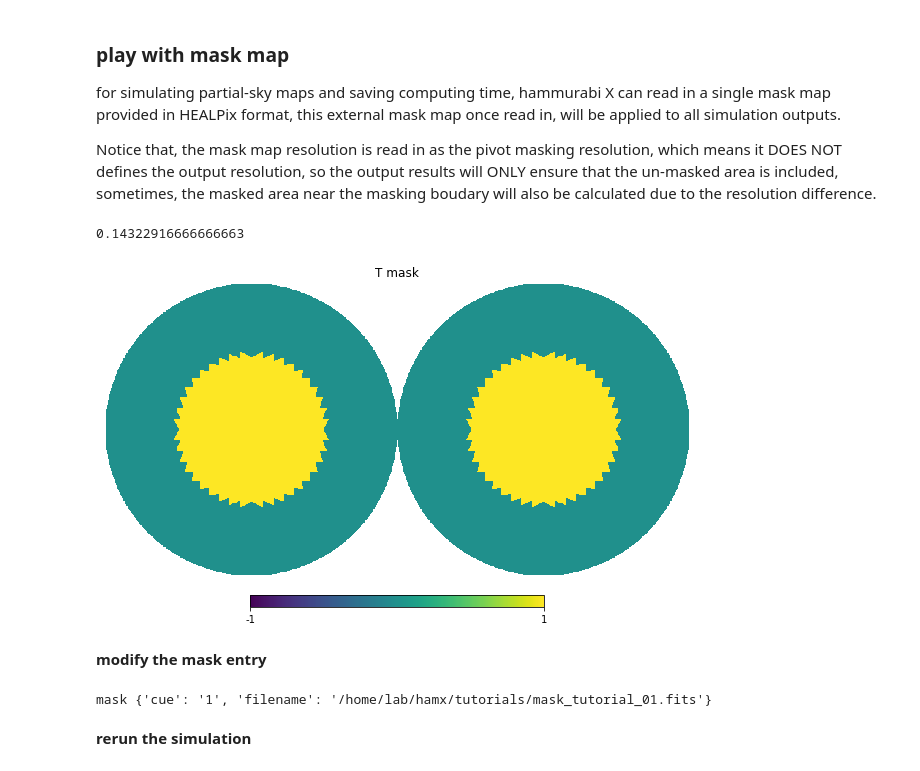
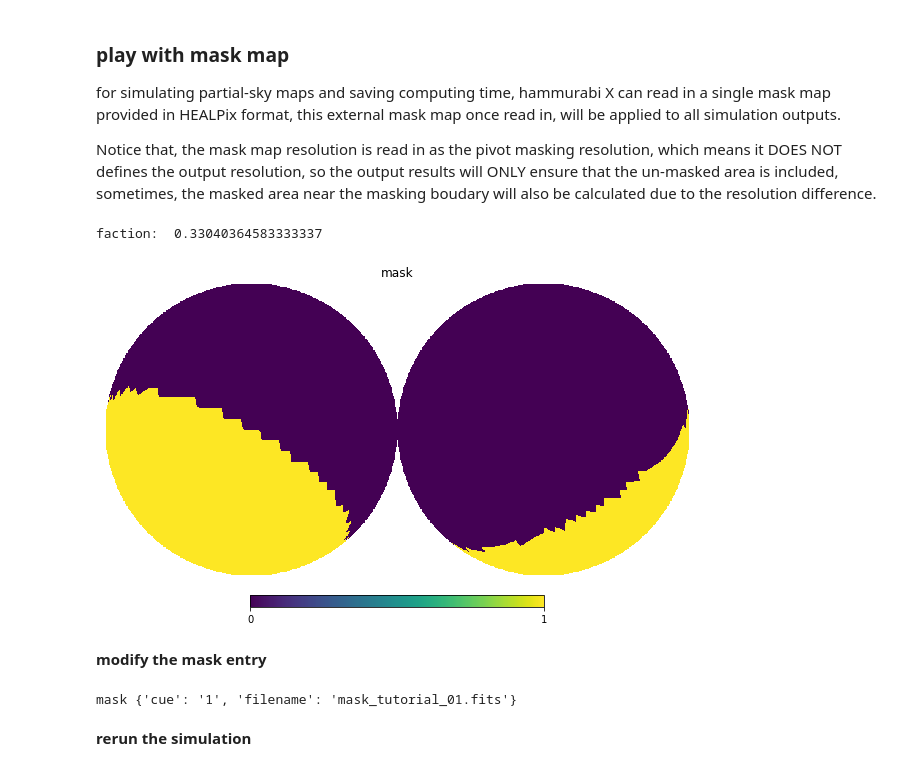
Before and after one commit to hammurabi-dev/hammurabiX, a Jupyter notebook: tutorials/tutorial_01.ipynb, the cells around one changed output. Saved outputs shown, nothing was run; the diff lists cells and outputs as text; code cells hidden in the pictures.

Commit message:
rerun tutorials

```diff
--- a/tutorials/tutorial_01.ipynb
+++ b/tutorials/tutorial_01.ipynb
@@ -323,41 +319,41 @@ for simulating partial-sky maps and saving computing time, hammurabi X can read
 
 Notice that, the mask map resolution is read in as the pivot masking resolution, which means it DOES NOT defines the output resolution, so the output results will ONLY ensure that the un-masked area is included, sometimes, the masked area near the masking boudary will also be calculated due to the resolution difference.
 # %%
-#NBVAL_CHECK_OUTPUT
-
 # mask resolution
 mask_nside = 16
 
-# customized mask map
-def mask_map_prod(_nside,_external_mask=None):
+def mask_map_prod(_nside,_clon,_clat,_sep,_external_mask=None):
+    _c = np.pi/180
+    def hav(_theta):
+        return 0.5-0.5*np.cos(_theta)
     tmp = np.ones(hp.nside2npix(_nside),dtype=bool)
     count = 0
     for _ipix in range(len(tmp)):
-        l,b = hp.pix2ang(_nside,_ipix,lonlat=True)
-        #STRIPE
-        if(abs(b)<60):
+        lon,lat = hp.pix2ang(_nside,_ipix,lonlat=True)
+        # iso-angle separation
+        if((hav(np.fabs(_clat-lat)*_c)+np.cos(_clat*_c)*np.cos(lat*_c)*hav(np.fabs(_clon-lon)*_c))>hav(_sep*_c)):
             count = count + 1
             tmp[_ipix] = False
-    print (1 - count/(12*_nside*_nside))
+    print ('faction: ', (1 - count/(12*_nside*_nside)))
     return tmp
 
 # prepare mask
-cust_tmask = mask_map_prod(mask_nside)
-hp.orthview(cust_tmask, rot=[0,90], min=-1, max=1, title='T mask')
+cust_tmask = mask_map_prod(mask_nside, 30, 20, 70)
+hp.orthview(cust_tmask, rot=[0,90], min=0, max=1, title='mask')
 if os.path.isfile('mask_tutorial_01.fits'):
     os.remove('mask_tutorial_01.fits')
-hp.write_map('mask_tutorial_01.fits',cust_tmask)
+hp.write_map('mask_tutorial_01.fits', cust_tmask, dtype=np.float64)
 # %% [output]
-0.14322916666666663
+faction:  0.33040364583333337
-[figure, old version]
+[figure, new version]
 # %% [markdown]
 **modify the mask entry**
 # %%
 #NBVAL_CHECK_OUTPUT
 
-sim.mod_par(['mask'],{'cue':'1','filename':'/home/lab/hamx/tutorials/mask_tutorial_01.fits'})
+sim.mod_par(['mask'],{'cue': '1', 'filename': 'mask_tutorial_01.fits'})
 sim.print_par(['mask'])
 # %% [output]
-mask {'cue': '1', 'filename': '/home/lab/hamx/tutorials/mask_tutorial_01.fits'}
+mask {'cue': '1', 'filename': 'mask_tutorial_01.fits'}
 # %% [markdown]
 **rerun the simulation**
```
Also changed, not shown: parts of 6 cells of this notebook, 4 other files.
